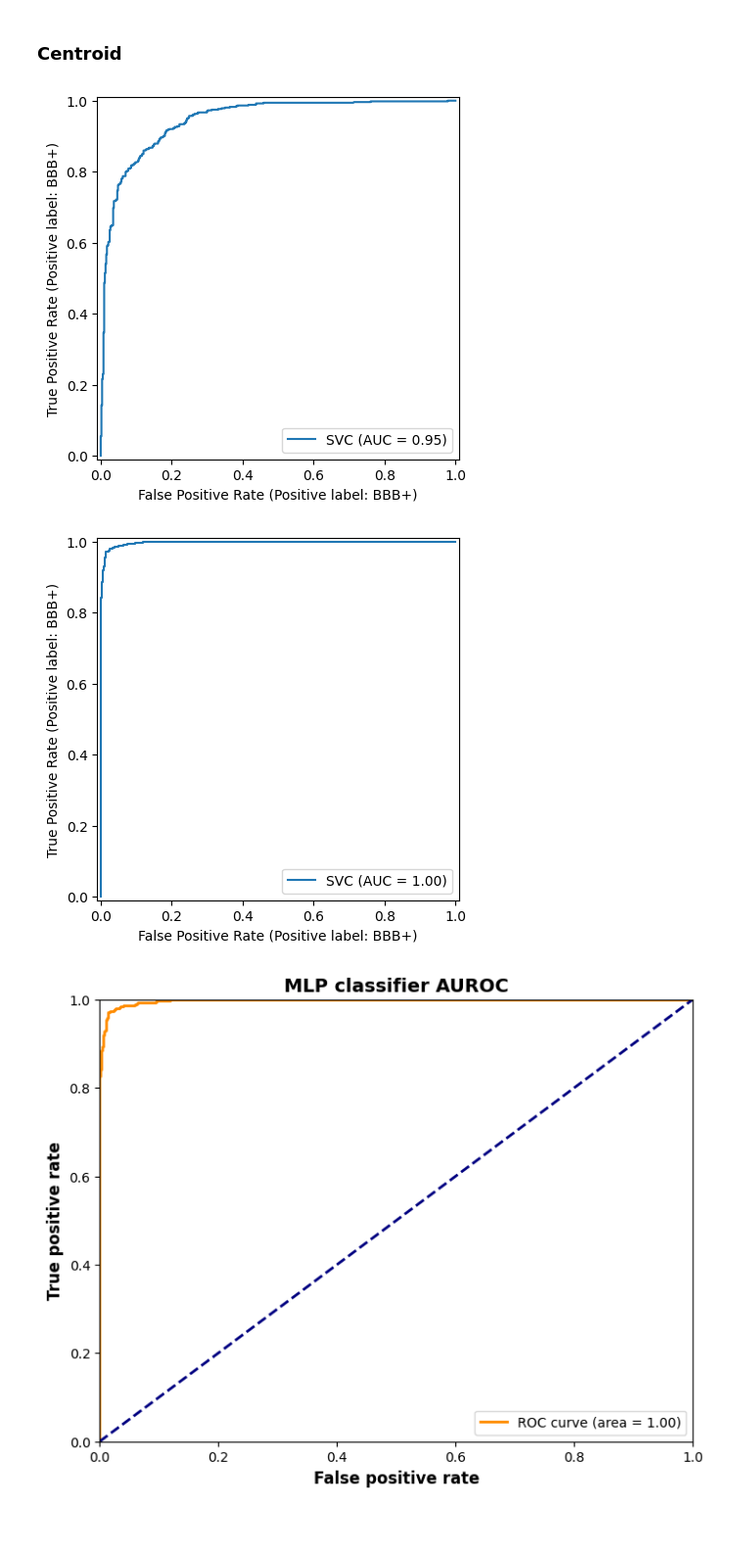
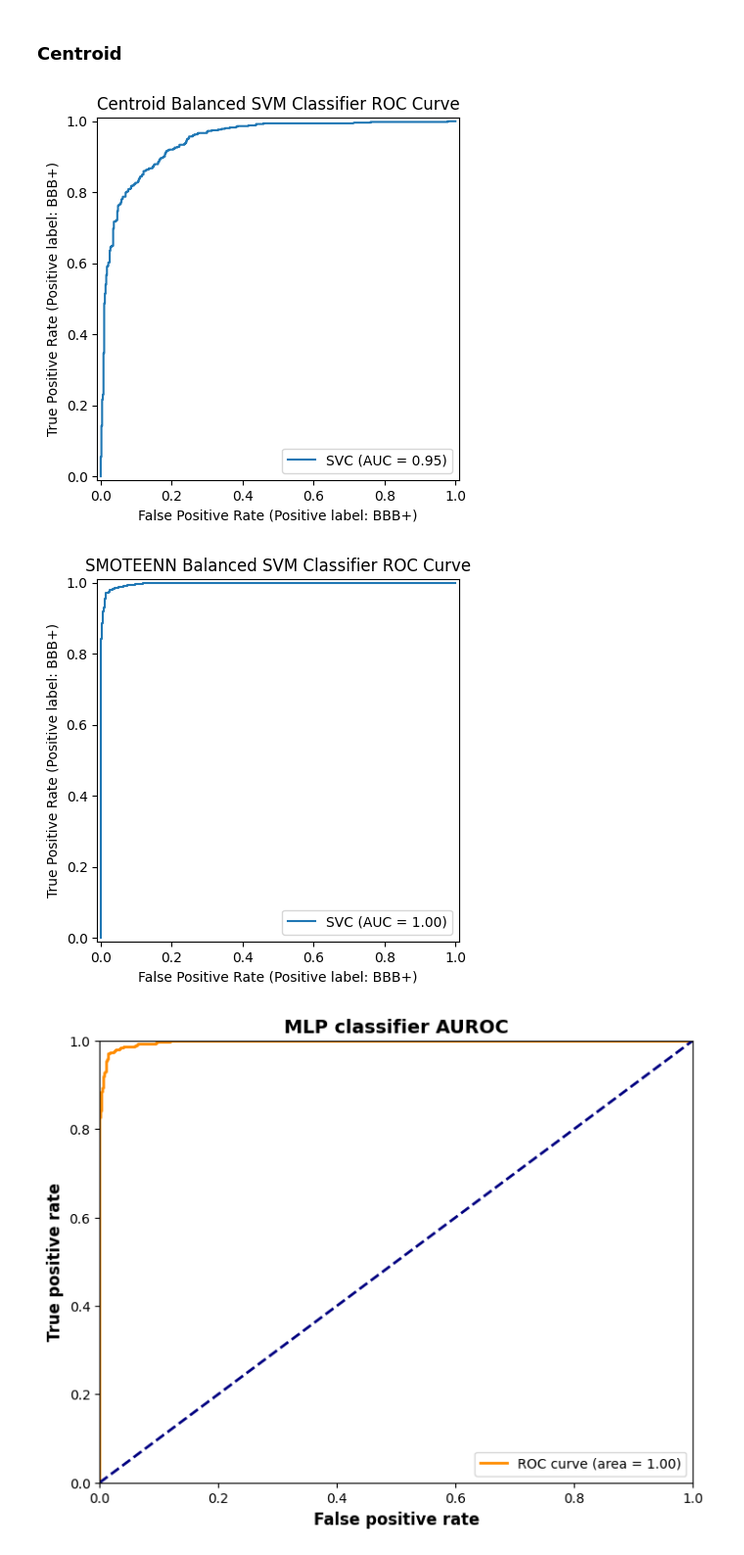
Before and after one commit to junqilu/BBBPrediction, a Jupyter notebook: baseline_models_evaluation.ipynb, the cells around one changed output. Shown: that part at 98% size. Saved outputs shown, nothing was run; the diff lists cells and outputs as text; code cells hidden in the pictures; blank space fills up the shorter version.

```diff
--- a/baseline_models_evaluation.ipynb
+++ b/baseline_models_evaluation.ipynb
@@ -73,16 +76,17 @@ smoteenn_y_test = load_pickle(r'model_outputs\svm_classifier\smoteenn_y_test.pkl
 # %%
 RocCurveDisplay.from_estimator(centroid_svm, centroid_X_test, centroid_y_test, pos_label='BBB+')
 
-
+plt.title('Centroid Balanced SVM Classifier ROC Curve')
 plt.show()
 # %% [output]
-[figure, old version]
+[figure, new version]
 # %%
 RocCurveDisplay.from_estimator(smoteenn_svm, smoteenn_X_test, smoteenn_y_test, pos_label='BBB+')
+plt.title('SMOTEENN Balanced SVM Classifier ROC Curve')
 
 plt.show()
 # %% [output]
-[figure, old version]
+[figure, new version]
 # %%
 import numpy as np
 from sklearn.metrics import roc_curve, auc
```
Also changed, not shown: parts of 4 cells of this notebook, 3 other files.
